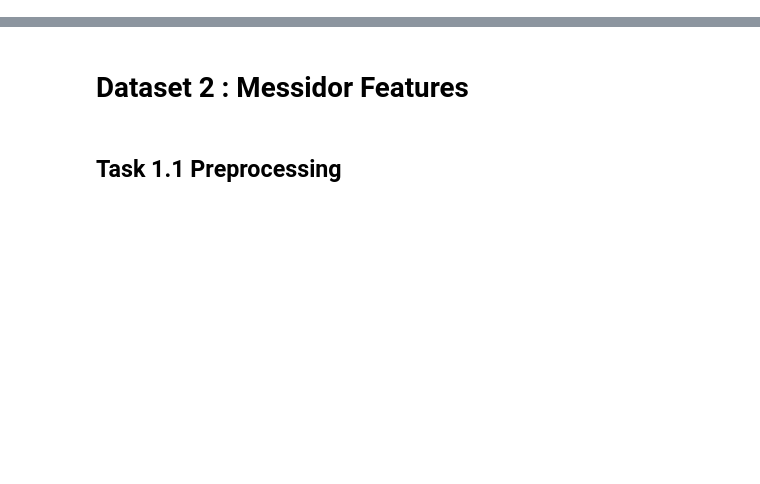
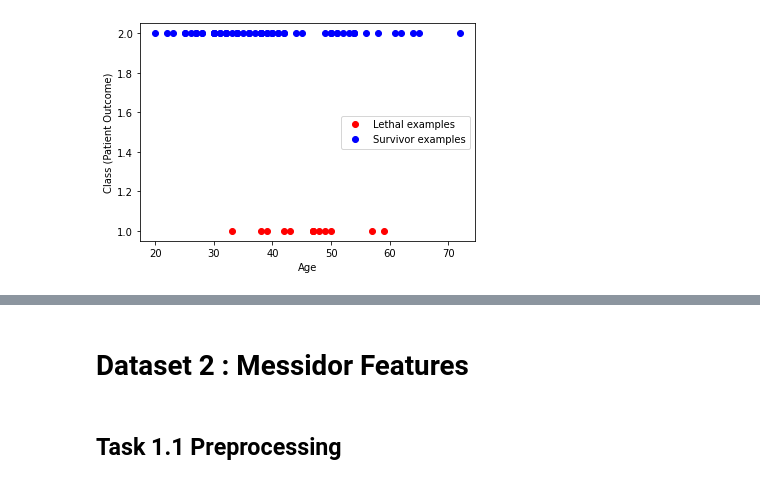
Before and after one commit to acollin19/comp551, a Jupyter notebook: assignment1_group_24.ipynb, the cells around one changed output, grey strips where cells are left out. Cells and saved outputs as stored; diff of their text form; code cells hidden in the pictures; blank space fills up the shorter version.

```diff
--- a/assignment1_group_24.ipynb
+++ b/assignment1_group_24.ipynb
@@ -155,0 +138,16 @@ Testing Accuracy: 0.7916666666666666
+# %%
+# Age vs. Class for Hepatitis Dataset
+
+plt.clf()
+positive_trai = y_hepatitis==1
+negative_trai = y_hepatitis==2
+
+plt.plot(X_hepatitis[positive_trai,0],y_hepatitis[positive_trai],"or",label="Lethal examples")
+plt.plot(X_hepatitis[negative_trai,0],y_hepatitis[negative_trai],"ob",label="Survivor examples")
+
+plt.xlabel("Age")
+plt.ylabel("Class (Patient Outcome)")
+plt.legend(loc='best')
+plt.show()
+# %% [output]
+[figure, added]
```
Also changed, not shown: parts of 71 cells of this notebook.
